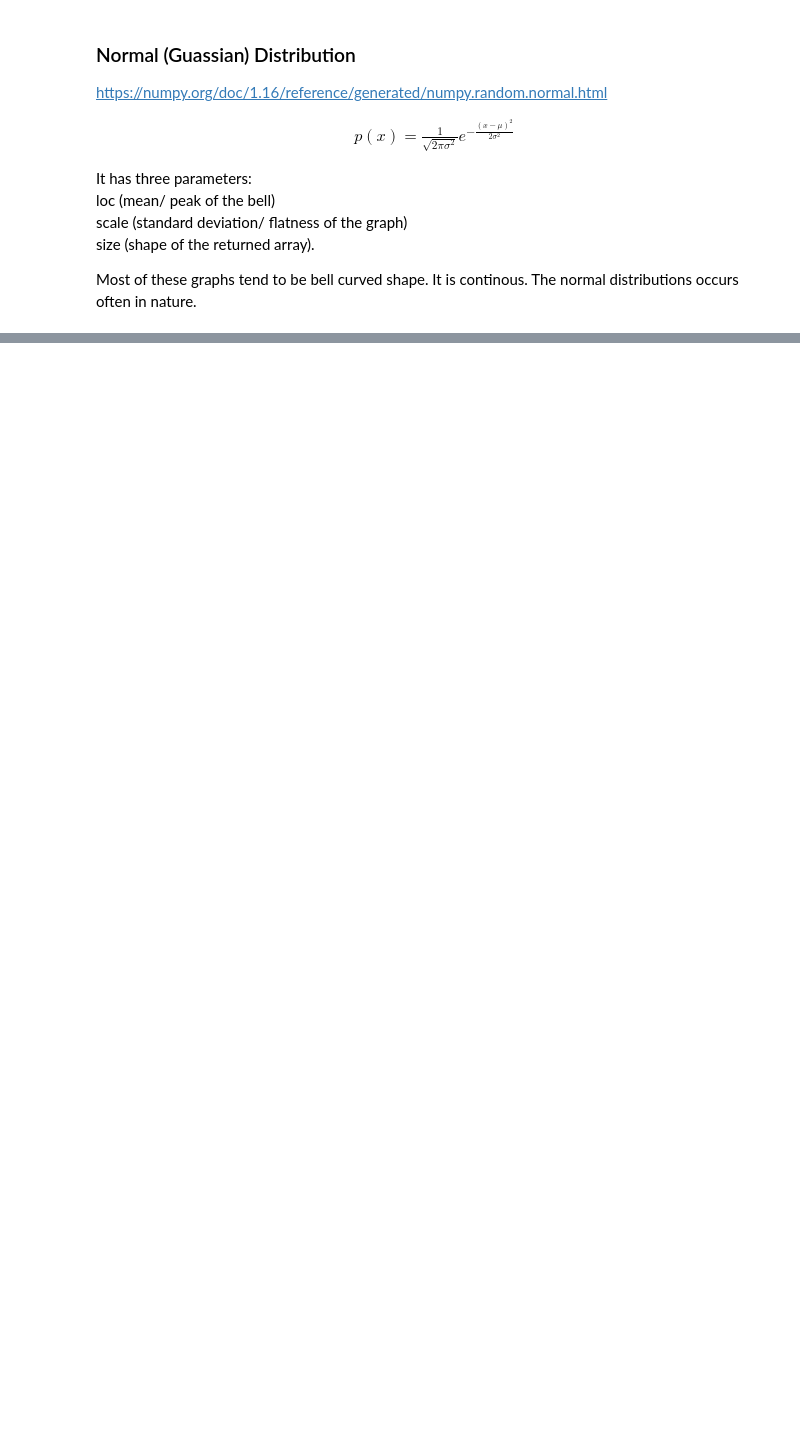
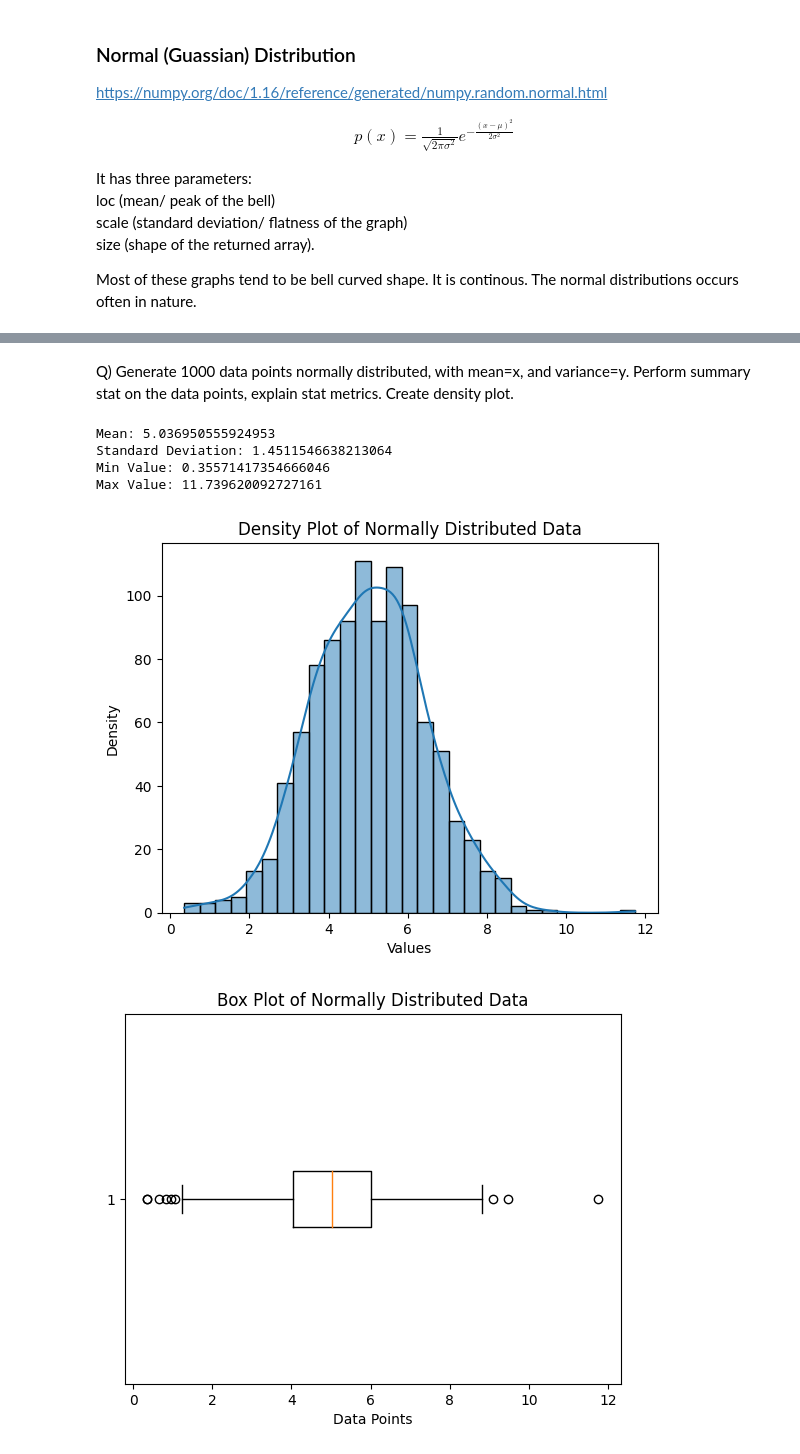
Before and after one commit to gtatiya/Python-Programming, a Jupyter notebook: NumPy/RandomSampling.ipynb, the cells around one changed output, grey strips where cells are left out. Drawn from its saved outputs; the diff is of its cells as text; code cells hidden in the pictures; blank space fills up the shorter version.

```diff
--- a/NumPy/RandomSampling.ipynb
+++ b/NumPy/RandomSampling.ipynb
@@ -410,0 +411,50 @@ bins:  (31,) [-0.28127607 -0.25891197 -0.23654788 -0.21418378 -0.19181968 -0.169
+# %% [markdown]
+Q) Generate 1000 data points normally distributed, with mean=x, and variance=y.
+Perform summary stat on the data points, explain stat metrics. Create density plot.
+# %%
+# Set mean and variance
+mean_value = 5
+variance_value = 2
+
+# Generate 1000 normally distributed data points
+data_points = np.random.normal(loc=mean_value, scale=np.sqrt(variance_value), size=1000)
+
+# Summary statistics
+mean_value_calculated = np.mean(data_points)
+std_deviation_calculated = np.std(data_points)
+min_value = np.min(data_points)
+max_value = np.max(data_points)
+
+# Print summary statistics
+print(f"Mean: {mean_value_calculated}")
+print(f"Standard Deviation: {std_deviation_calculated}")
+print(f"Min Value: {min_value}")
+print(f"Max Value: {max_value}")
+
+'''
+Mean (Average): The sum of all values divided by the number of values. It represents the central tendency of the data.
+Standard Deviation: A measure of the amount of variation or dispersion in a set of values.
+A higher standard deviation indicates more spread out data.
+Min Value: The minimum value in the dataset.
+Max Value: The maximum value in the dataset.
+'''
+
+# Create density plot
+sns.histplot(data_points, kde=True)
+plt.title("Density Plot of Normally Distributed Data")
+plt.xlabel("Values")
+plt.ylabel("Density")
+plt.show()
+
+# Create a box plot
+plt.boxplot(data_points, vert=False)  # vert=False for a horizontal box plot
+plt.title('Box Plot of Normally Distributed Data')
+plt.xlabel('Data Points')
+plt.show()
+# %% [output]
+Mean: 5.036950555924953
+Standard Deviation: 1.4511546638213064
+Min Value: 0.35571417354666046
+Max Value: 11.739620092727161
+[figure, added]
+[figure, added]
```
Also changed, not shown: parts of 11 cells of this notebook, 3 other files.
